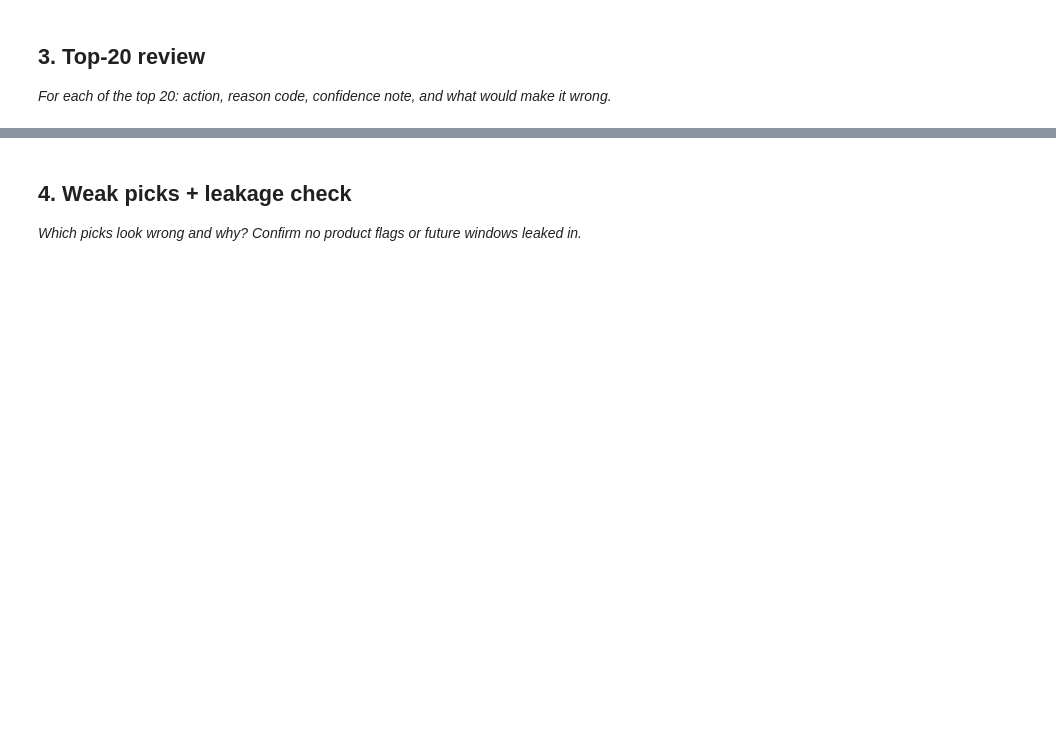
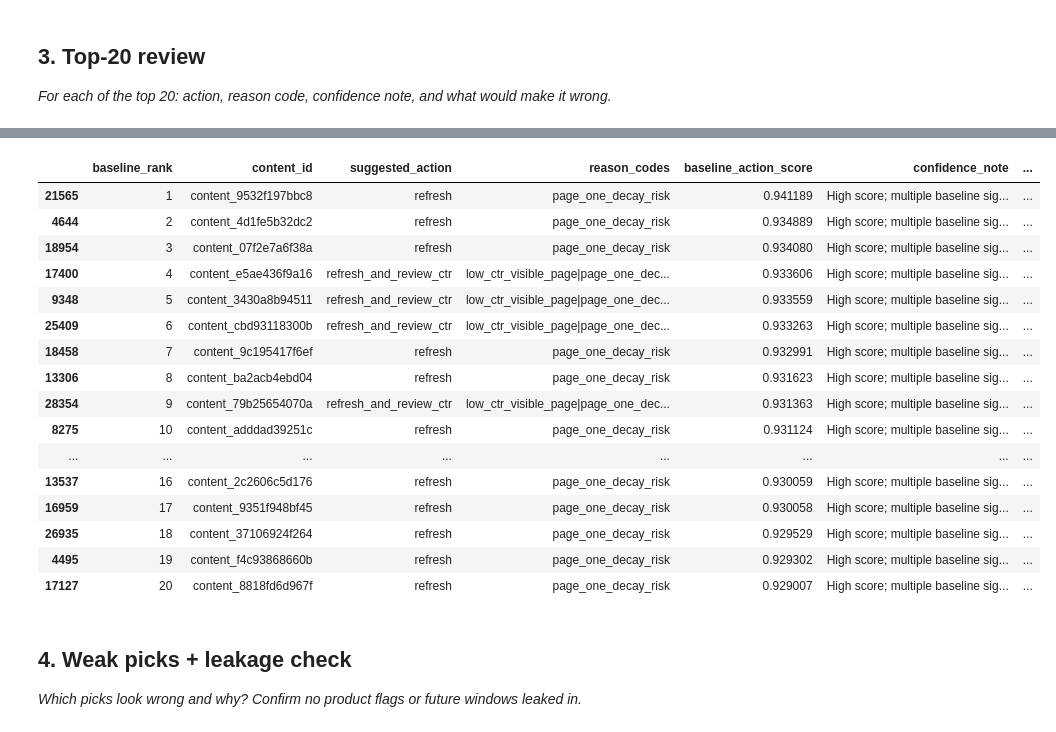
Before and after one commit to Riya-87/flyrank_project, a Jupyter notebook: work/notebooks/w04_baseline_score.ipynb, the cells around one changed output, grey strips where cells are left out. Drawn from its saved outputs; the diff is of its cells as text; code cells hidden in the pictures; blank space fills up the shorter version.

Commit message:
Complete ML-07 baseline action score

```diff
--- a/work/notebooks/w04_baseline_score.ipynb
+++ b/work/notebooks/w04_baseline_score.ipynb
@@ -18,3 +478,78 @@ This skeleton is yours to fill. Work the sections **in order** — each one has
 ## 3. Top-20 review
 
 *For each of the top 20: action, reason code, confidence note, and what would make it wrong.*
+# %%
+# ============================================================
+# ML-07 — TOP-20 REVIEW
+# ============================================================
+
+top20 = ranked.head(20).copy()
+
+
+def confidence_note(row):
+    if row["baseline_action_score"] >= 0.75:
+        return "High score; multiple baseline signals support the action."
+    elif row["baseline_action_score"] >= 0.50:
+        return "Moderate score; supporting signals need review."
+    else:
+        return "Lower score within the selected queue; manual review needed."
+
+
+def what_would_make_it_wrong(row):
+    reasons = str(row["reason_codes"])
+
+    if "low_ctr_visible_page" in reasons:
+        return (
+            "Wrong if low CTR is caused by query mix, measurement noise, "
+            "or another factor unrelated to the page."
+        )
+
+    if "stale_visible_page" in reasons:
+        return (
+            "Wrong if the page was intentionally left unchanged or "
+            "has already been refreshed outside this data snapshot."
+        )
+
+    if "thin_visible_page" in reasons:
+        return (
+            "Wrong if low word count is appropriate for this type of page."
+        )
+
+    if "page_one_decay_risk" in reasons:
+        return (
+            "Wrong if the page-one position is stable and a refresh "
+            "would not provide meaningful improvement."
+        )
+
+    return (
+        "Wrong if the observed signals do not represent a genuine "
+        "actionable content problem."
+    )
+
+
+top20["confidence_note"] = top20.apply(
+    confidence_note,
+    axis=1
+)
+
+top20["what_would_make_it_wrong"] = top20.apply(
+    what_would_make_it_wrong,
+    axis=1
+)
+
+
+review_columns = [
+    "baseline_rank",
+    "content_id",
+    "suggested_action",
+    "reason_codes",
+    "baseline_action_score",
+    "confidence_note",
+    "what_would_make_it_wrong"
+]
+
+print("TOP-20 REVIEW")
+print("=============")
+
+display(top20[review_columns])
+# %% [output]
@@ -21,3 +558,20 @@ This skeleton is yours to fill. Work the sections **in order** — each one has
+|  | baseline_rank | content_id | suggested_action | reason_codes | baseline_action_score | confidence_note | ... |
+| 21565 | 1 | content_9532f197bbc8 | refresh | page_one_decay_risk | 0.941189 | High score; multiple baseline sig... | ... |
+| 4644 | 2 | content_4d1fe5b32dc2 | refresh | page_one_decay_risk | 0.934889 | High score; multiple baseline sig... | ... |
+| 18954 | 3 | content_07f2e7a6f38a | refresh | page_one_decay_risk | 0.934080 | High score; multiple baseline sig... | ... |
+| 17400 | 4 | content_e5ae436f9a16 | refresh_and_review_ctr | low_ctr_visible_page|page_one_dec... | 0.933606 | High score; multiple baseline sig... | ... |
+| 9348 | 5 | content_3430a8b94511 | refresh_and_review_ctr | low_ctr_visible_page|page_one_dec... | 0.933559 | High score; multiple baseline sig... | ... |
+| 25409 | 6 | content_cbd93118300b | refresh_and_review_ctr | low_ctr_visible_page|page_one_dec... | 0.933263 | High score; multiple baseline sig... | ... |
+| 18458 | 7 | content_9c195417f6ef | refresh | page_one_decay_risk | 0.932991 | High score; multiple baseline sig... | ... |
+| 13306 | 8 | content_ba2acb4ebd04 | refresh | page_one_decay_risk | 0.931623 | High score; multiple baseline sig... | ... |
+| 28354 | 9 | content_79b25654070a | refresh_and_review_ctr | low_ctr_visible_page|page_one_dec... | 0.931363 | High score; multiple baseline sig... | ... |
+| 8275 | 10 | content_adddad39251c | refresh | page_one_decay_risk | 0.931124 | High score; multiple baseline sig... | ... |
+| ... | ... | ... | ... | ... | ... | ... | ... |
+| 13537 | 16 | content_2c2606c5d176 | refresh | page_one_decay_risk | 0.930059 | High score; multiple baseline sig... | ... |
+| 16959 | 17 | content_9351f948bf45 | refresh | page_one_decay_risk | 0.930058 | High score; multiple baseline sig... | ... |
+| 26935 | 18 | content_37106924f264 | refresh | page_one_decay_risk | 0.929529 | High score; multiple baseline sig... | ... |
+| 4495 | 19 | content_f4c93868660b | refresh | page_one_decay_risk | 0.929302 | High score; multiple baseline sig... | ... |
+| 17127 | 20 | content_8818fd6d967f | refresh | page_one_decay_risk | 0.929007 | High score; multiple baseline sig... | ... |
 # %% [markdown]
 ## 4. Weak picks + leakage check
 
```
Also changed, not shown: parts of 6 cells of this notebook.
